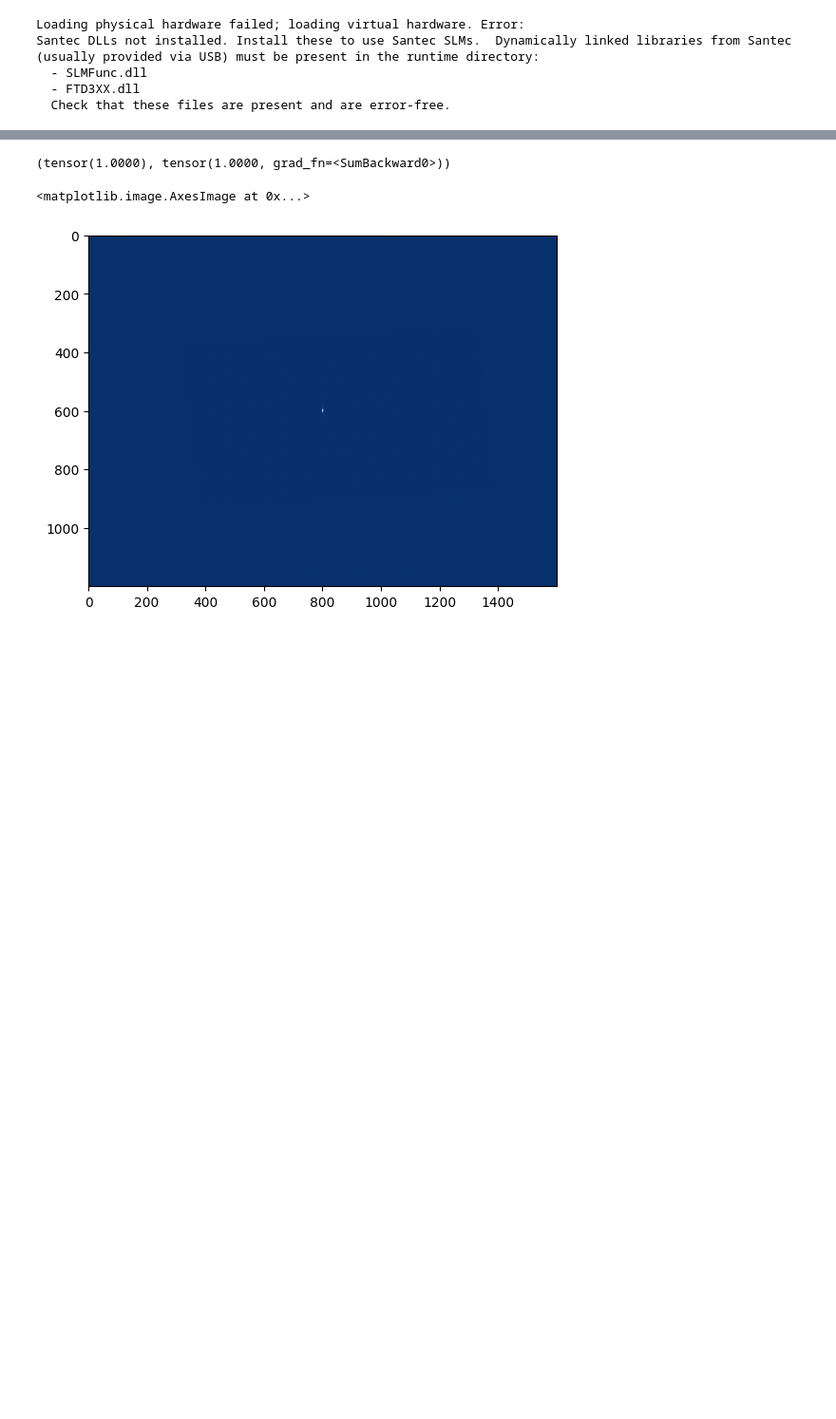
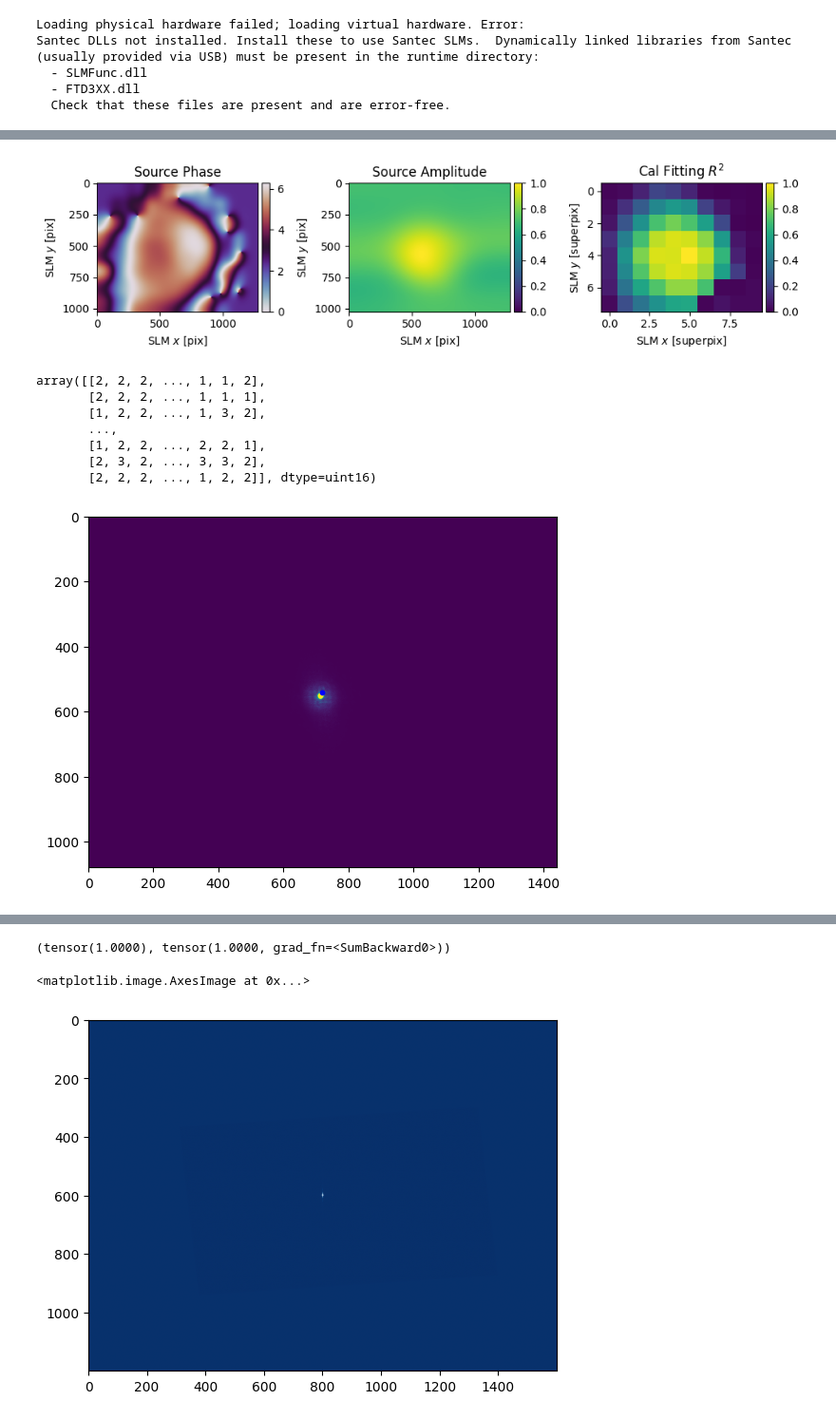
Before and after one commit to MattBae/Holography, a Jupyter notebook: notebooks/gradient.ipynb, the cells around one changed output, grey strips where cells are left out. Shown at 95% size. Saved outputs shown, nothing was run; the diff lists cells and outputs as text; code cells hidden in the pictures; blank space fills up the shorter version.

```diff
--- a/notebooks/gradient.ipynb
+++ b/notebooks/gradient.ipynb
@@ -70,0 +92,14 @@ Santec DLLs not installed. Install these to use Santec SLMs.  Dynamically linked
+# %%
+calibrate(fs,vendor = True,refresh = False)
+sp_calibrate(fs,refresh=False)
+plot_cam(fs,phase="zero",centre=True, save=True)
+# %% [output]
+[figure, added]
+array([[2, 2, 2, ..., 1, 1, 2],
+       [2, 2, 2, ..., 1, 1, 1],
+       [1, 2, 2, ..., 1, 3, 2],
+       ...,
+       [1, 2, 2, ..., 2, 2, 1],
+       [2, 3, 2, ..., 3, 3, 2],
+       [2, 2, 2, ..., 1, 2, 2]], dtype=uint16)
+[figure, added]
```
Also changed, not shown: parts of 44 cells of this notebook, 6 other files.
